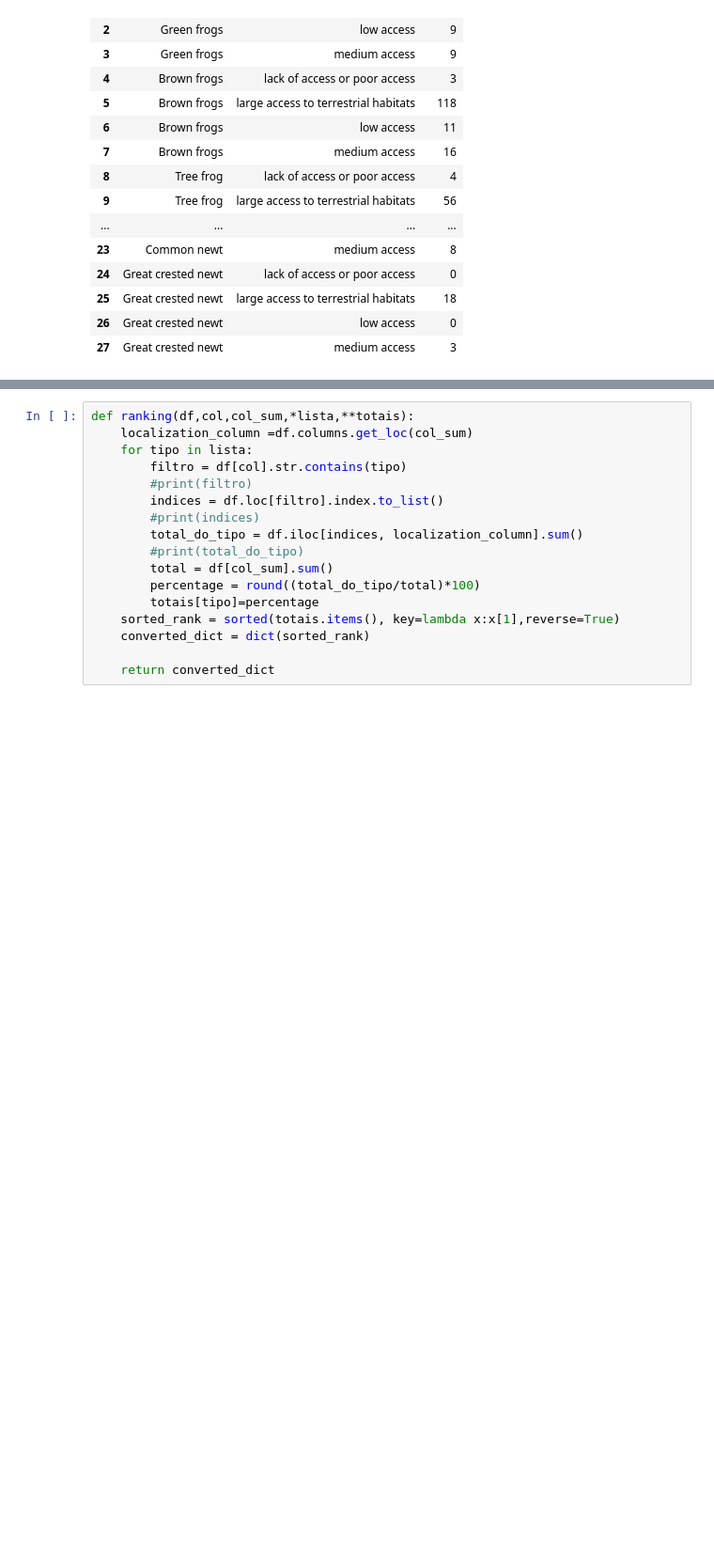
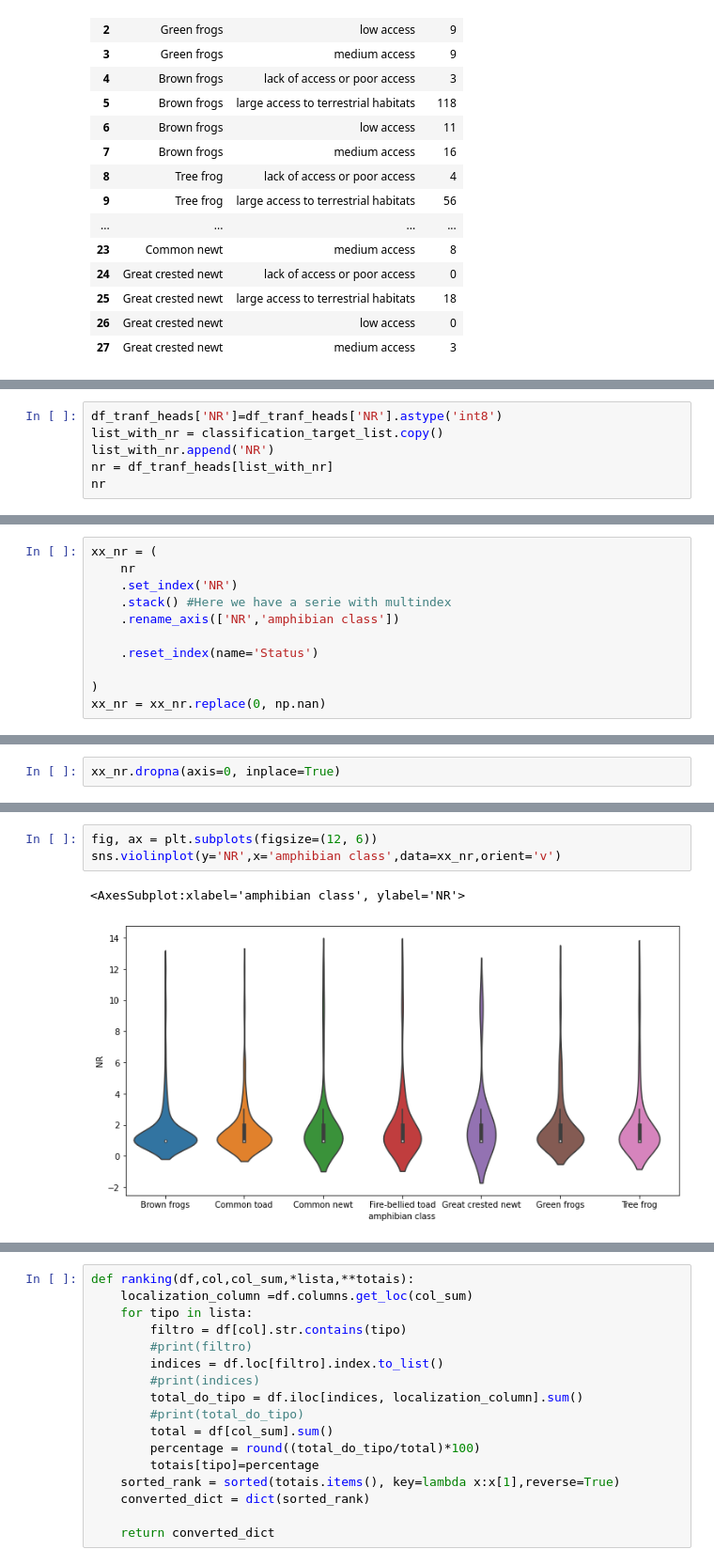
Before and after one commit to Renata-Thomazelli/amphibians, a Jupyter notebook: amphibians-Copy1.ipynb, the cells around one changed output, grey strips where cells are left out. Shown at 94% size. Saved outputs shown, nothing was run; the diff lists cells and outputs as text; blank space fills up the shorter version.

```diff
--- a/amphibians-Copy1.ipynb
+++ b/amphibians-Copy1.ipynb
@@ -477,0 +744,6 @@ Rectangle(xy=(2.8, 0), width=0.2, height=92, angle=0)
+# %%
+df_tranf_heads['NR']=df_tranf_heads['NR'].astype('int8')
+list_with_nr = classification_target_list.copy()
+list_with_nr.append('NR')
+nr = df_tranf_heads[list_with_nr]
+nr
@@ -477,0 +806,11 @@ Rectangle(xy=(2.8, 0), width=0.2, height=92, angle=0)
+# %%
+xx_nr = (
+    nr
+    .set_index('NR')
+    .stack() #Here we have a serie with multindex
+    .rename_axis(['NR','amphibian class'])
+
+    .reset_index(name='Status')
+
+)
+xx_nr = xx_nr.replace(0, np.nan)
@@ -477,0 +833,2 @@ Rectangle(xy=(2.8, 0), width=0.2, height=92, angle=0)
+# %%
+xx_nr.dropna(axis=0, inplace=True)
@@ -477,0 +851,6 @@ Rectangle(xy=(2.8, 0), width=0.2, height=92, angle=0)
+# %%
+fig, ax = plt.subplots(figsize=(12, 6))
+sns.violinplot(y='NR',x='amphibian class',data=xx_nr,orient='v')
+# %% [output]
+<AxesSubplot:xlabel='amphibian class', ylabel='NR'>
+[figure, added]
```
Also changed, not shown: parts of 81 cells of this notebook, 5 other files.
